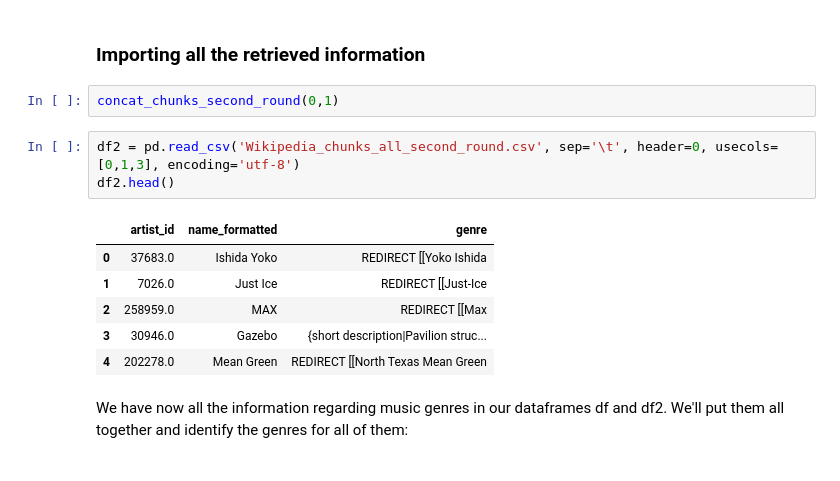
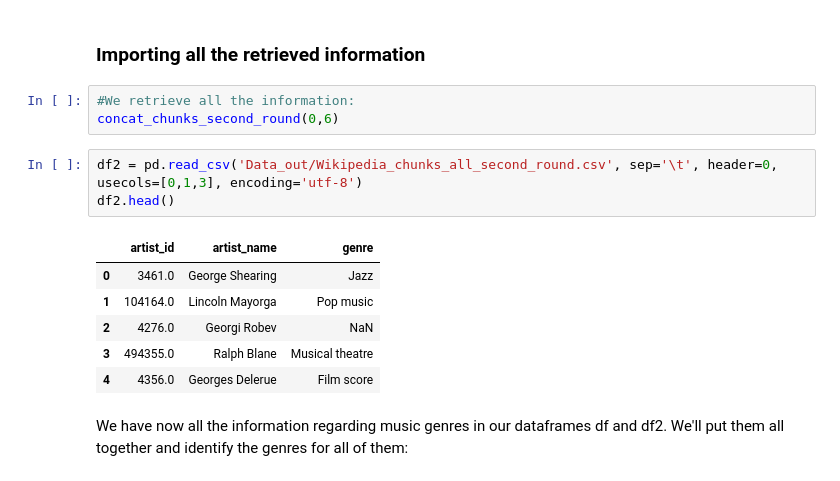
Before and after one commit to AInhoa84/Music_genre_visual_evolution, a Jupyter notebook: Wikipedia_artist_information_retrieval.ipynb, the cells around one changed output. Drawn from its saved outputs; the diff is of its cells as text.

```diff
--- a/Wikipedia_artist_information_retrieval.ipynb
+++ b/Wikipedia_artist_information_retrieval.ipynb
@@ -785,17 +729,18 @@ Starting with chunk 0:
 # %% [markdown]
 ### Importing all the retrieved information
-# %%
-concat_chunks_second_round(0,1)
+# %%
+#We retrieve all the information:
+concat_chunks_second_round(0,6)
 # %%
-df2 = pd.read_csv('Wikipedia_chunks_all_second_round.csv', sep='\t', header=0, usecols=[0,1,3], encoding='utf-8')
+df2 = pd.read_csv('Data_out/Wikipedia_chunks_all_second_round.csv', sep='\t', header=0, usecols=[0,1,3], encoding='utf-8')
 df2.head()
 # %% [output]
-|  | artist_id | name_formatted | genre |
-| 0 | 37683.0 | Ishida Yoko | REDIRECT [[Yoko Ishida |
-| 1 | 7026.0 | Just Ice | REDIRECT [[Just-Ice |
-| 2 | 258959.0 | MAX | REDIRECT [[Max |
-| 3 | 30946.0 | Gazebo | {short description|Pavilion struc... |
-| 4 | 202278.0 | Mean Green | REDIRECT [[North Texas Mean Green |
+|  | artist_id | artist_name | genre |
+| 0 | 3461.0 | George Shearing | Jazz |
+| 1 | 104164.0 | Lincoln Mayorga | Pop music |
+| 2 | 4276.0 | Georgi Robev | NaN |
+| 3 | 494355.0 | Ralph Blane | Musical theatre |
+| 4 | 4356.0 | Georges Delerue | Film score |
 # %% [markdown]
 We have now all the information regarding music genres in our dataframes df and df2. We'll put them all together and identify the genres for all of them:
 # %%
```
Also changed, not shown: parts of 56 cells of this notebook, 3 other files.
